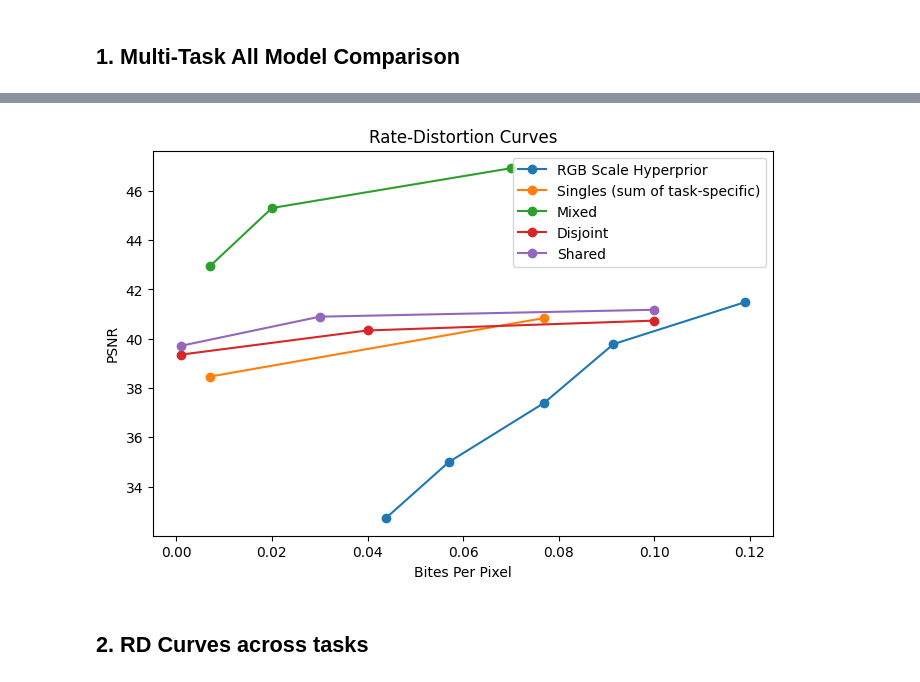
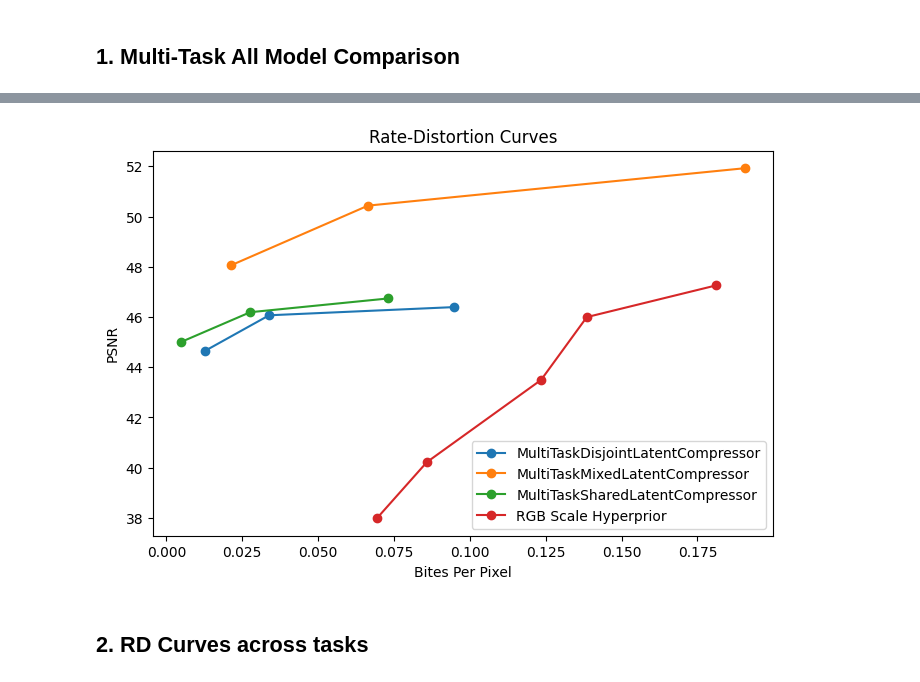
Before and after one commit to narekvslife/multi-modal-neural-compression, a Jupyter notebook: src/plots.ipynb, the cells around one changed output, grey strips where cells are left out. Saved outputs shown, nothing was run; the diff lists cells and outputs as text; code cells hidden in the pictures.

```diff
--- a/src/plots.ipynb
+++ b/src/plots.ipynb
@@ -260,28 +270,26 @@ pretr_ans, (pretr_bpps, pretr_mse) = mse_across_tasks(batch, model="pretr")
+# %%
+per_model_data_dictionary = {}
+
+for architecture in df.architecture_type.unique():
+    per_model_data_dictionary[architecture] = {}
+
+    for task in ("rgb", "depth_euclidean", "normal"):
+        per_model_data_dictionary[architecture][task] = {"mse": [], "bpp": []}
+
+        for lmbda in df.lmbda.unique():
+            row = df[((df["architecture_type"] == architecture) &
+                      (df["lmbda"] == lmbda))]
+
+            assert len(row) == 1
+
+            per_model_data_dictionary[architecture][task]["mse"].append(row[f"val/{task}/mse"].values[0] / 256 / 256)
+            per_model_data_dictionary[architecture][task]["bpp"].append(row[f"val/{task}/compression_loss"].values[0])
+
+# per_model_data_dictionary["JPEG"] = jpeg_ans
+per_model_data_dictionary["RGB Scale Hyperprior"] = pretr_ans
 # %%
-# {name: (bpps, dists)},
-#   ...
-# }
-model_values = {
-                "RGB Scale Hyperprior":       (pretr_bpps, pretr_mse),
-
-                # here are singles with 300 latent channels at ~900 epochs
-                "Singles (sum of task-specific)":    ([0.077, 0.007],
-                                               np.array([16.2, 28]) / 256 / 256 / 3),
-
-                "Mixed":                      ([0.07, 0.02, 0.007],
-                                               np.array([4, 5.8, 10]) / 256 / 256 / 3),  # ???__4__???
-
-                "Disjoint":                 ([0.1, 0.04, 0.001],
-                                             np.array([16.6, 18.2, 22.8]) / 256 / 256 / 3),
-
-                "Shared":                   ([0.1, 0.03, 0.001],
-                                             np.array([15, 16, 21]) / 256 / 256 / 3),
-
-#                 "JPEG":                       (jpeg_bpps, jpeg_mse)
-               }
-
-plot_rate_distortion_curves(model_values)
+plot_averaged_rate_distortion_curves(per_model_data_dictionary, per_model=True)
 # %% [output]
-[figure, old version]
+[figure, new version]
 # %% [markdown]
 ## 2. RD Curves across tasks
```
Also changed, not shown: parts of 43 cells of this notebook, 1 other file.
